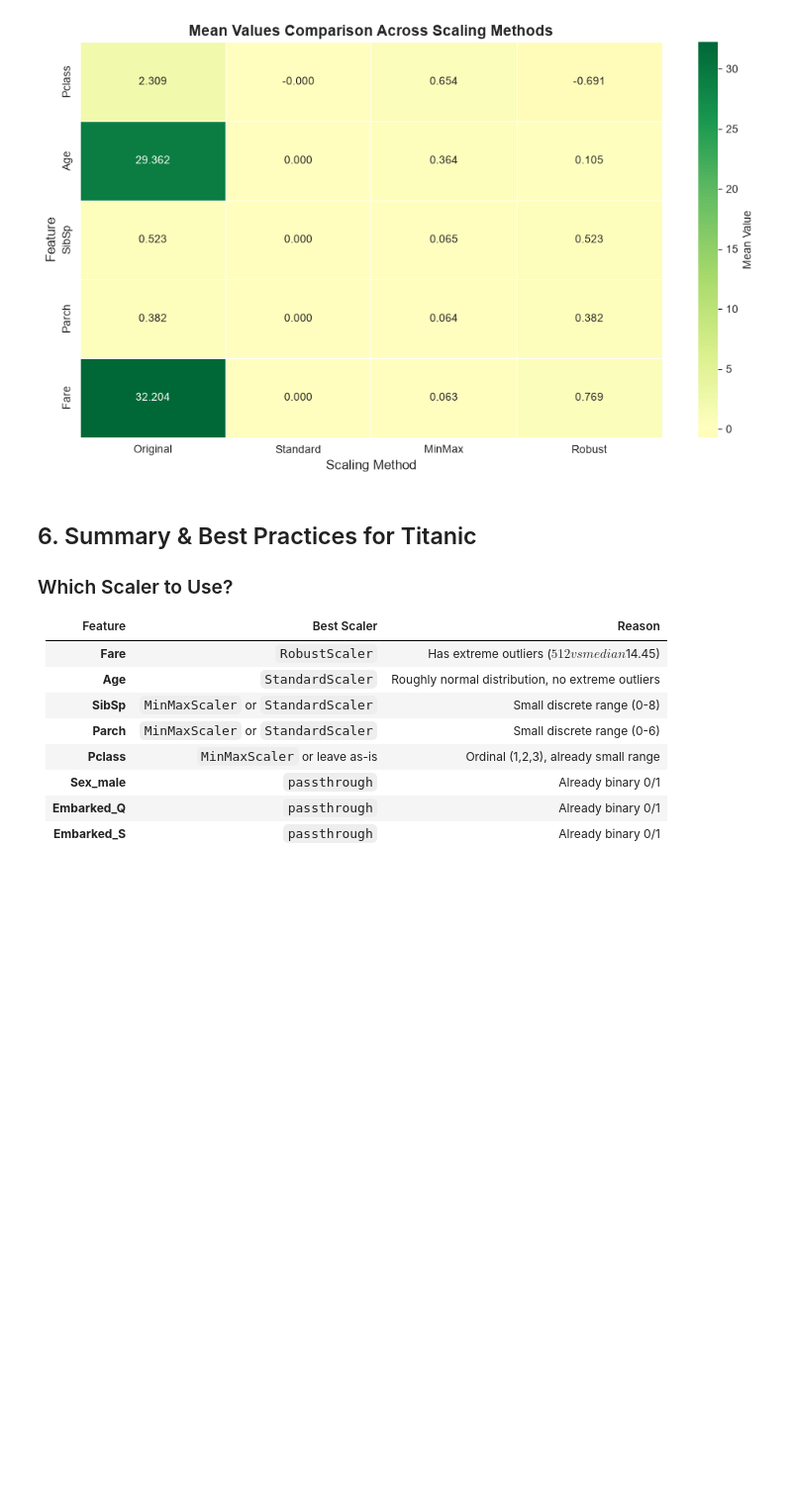
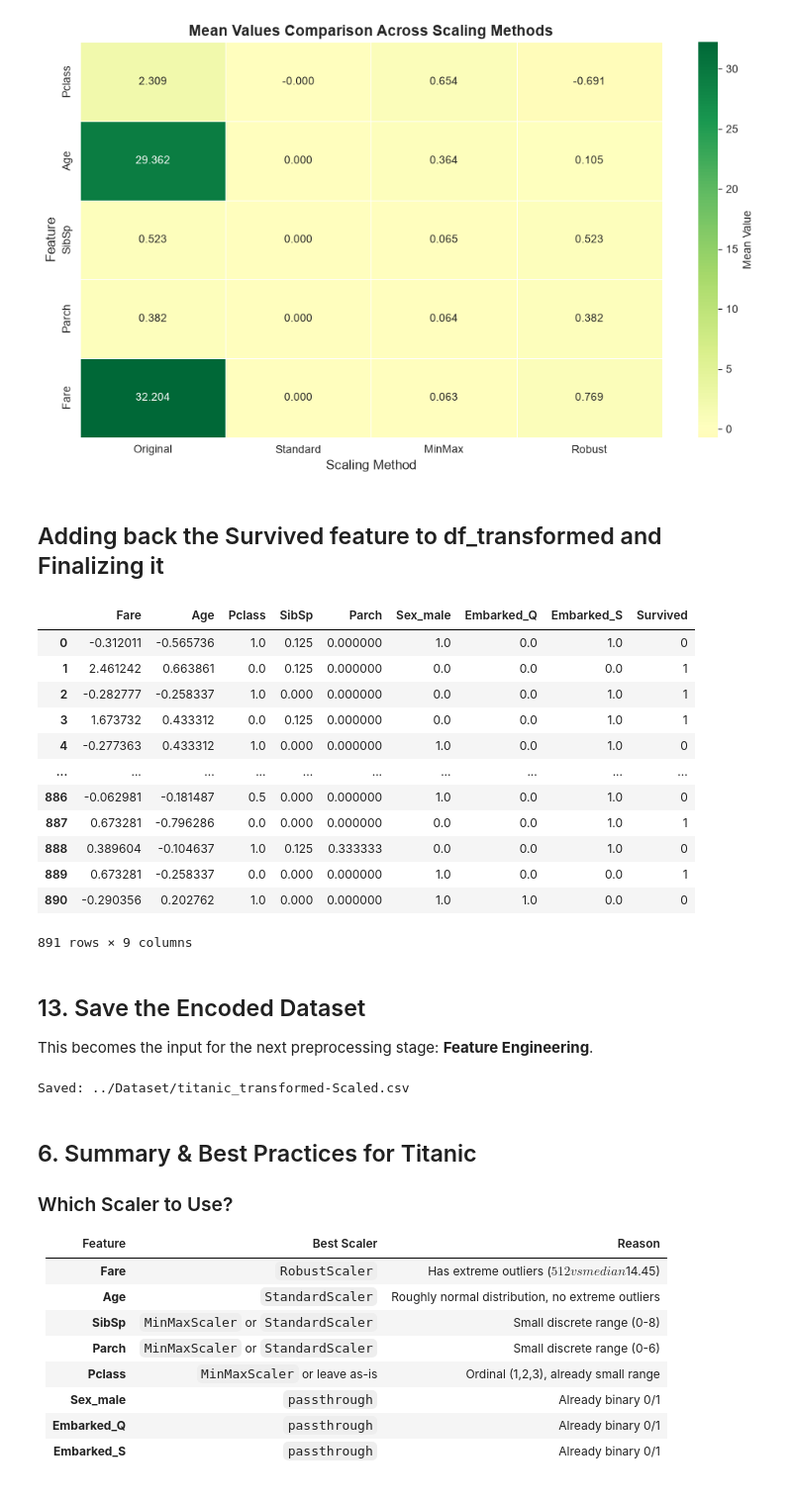
Before and after one commit to saubhagya7dev/Machine_learning, a Jupyter notebook: 03-Data-Preprocessing/04-Scaling/Titanic_Scaling_Guide.ipynb, the cells around one changed output. Shown at 99% size. Drawn from its saved outputs; the diff is of its cells as text; code cells hidden in the pictures; blank space fills up the shorter version.

```diff
--- a/03-Data-Preprocessing/04-Scaling/Titanic_Scaling_Guide.ipynb
+++ b/03-Data-Preprocessing/04-Scaling/Titanic_Scaling_Guide.ipynb
@@ -593,6 +595,38 @@ plt.tight_layout()
 plt.show()
 # %% [output]
 [figure]
+# %% [markdown]
+## Adding back the Survived feature to df_transformed and Finalizing it
+# %%
+# Add Survived target column
+df_transformed["Survived"] = df["Survived"]
+df_final = df_transformed.copy()
+# %%
+df_final
+# %% [output]
+|  | Fare | Age | Pclass | SibSp | Parch | Sex_male | Embarked_Q | Embarked_S | Survived |
+| 0 | -0.312011 | -0.565736 | 1.0 | 0.125 | 0.000000 | 1.0 | 0.0 | 1.0 | 0 |
+| 1 | 2.461242 | 0.663861 | 0.0 | 0.125 | 0.000000 | 0.0 | 0.0 | 0.0 | 1 |
+| 2 | -0.282777 | -0.258337 | 1.0 | 0.000 | 0.000000 | 0.0 | 0.0 | 1.0 | 1 |
+| 3 | 1.673732 | 0.433312 | 0.0 | 0.125 | 0.000000 | 0.0 | 0.0 | 1.0 | 1 |
+| 4 | -0.277363 | 0.433312 | 1.0 | 0.000 | 0.000000 | 1.0 | 0.0 | 1.0 | 0 |
+| ... | ... | ... | ... | ... | ... | ... | ... | ... | ... |
+| 886 | -0.062981 | -0.181487 | 0.5 | 0.000 | 0.000000 | 1.0 | 0.0 | 1.0 | 0 |
+| 887 | 0.673281 | -0.796286 | 0.0 | 0.000 | 0.000000 | 0.0 | 0.0 | 1.0 | 1 |
+| 888 | 0.389604 | -0.104637 | 1.0 | 0.125 | 0.333333 | 0.0 | 0.0 | 1.0 | 0 |
+| 889 | 0.673281 | -0.258337 | 0.0 | 0.000 | 0.000000 | 1.0 | 0.0 | 0.0 | 1 |
+| 890 | -0.290356 | 0.202762 | 1.0 | 0.000 | 0.000000 | 1.0 | 1.0 | 0.0 | 0 |
+891 rows × 9 columns
+# %% [markdown]
+## 13. Save the Encoded Dataset
+
+This becomes the input for the next preprocessing stage: **Feature Engineering**.
+# %%
+output_path = '../Dataset/titanic_transformed-Scaled.csv'
+df_final.to_csv(output_path, index=False)
+print(f'Saved: {output_path}')
+# %% [output]
+Saved: ../Dataset/titanic_transformed-Scaled.csv
 # %% [markdown]
 ## 6. Summary & Best Practices for Titanic
 
```
Also changed, not shown: parts of 4 cells of this notebook.
